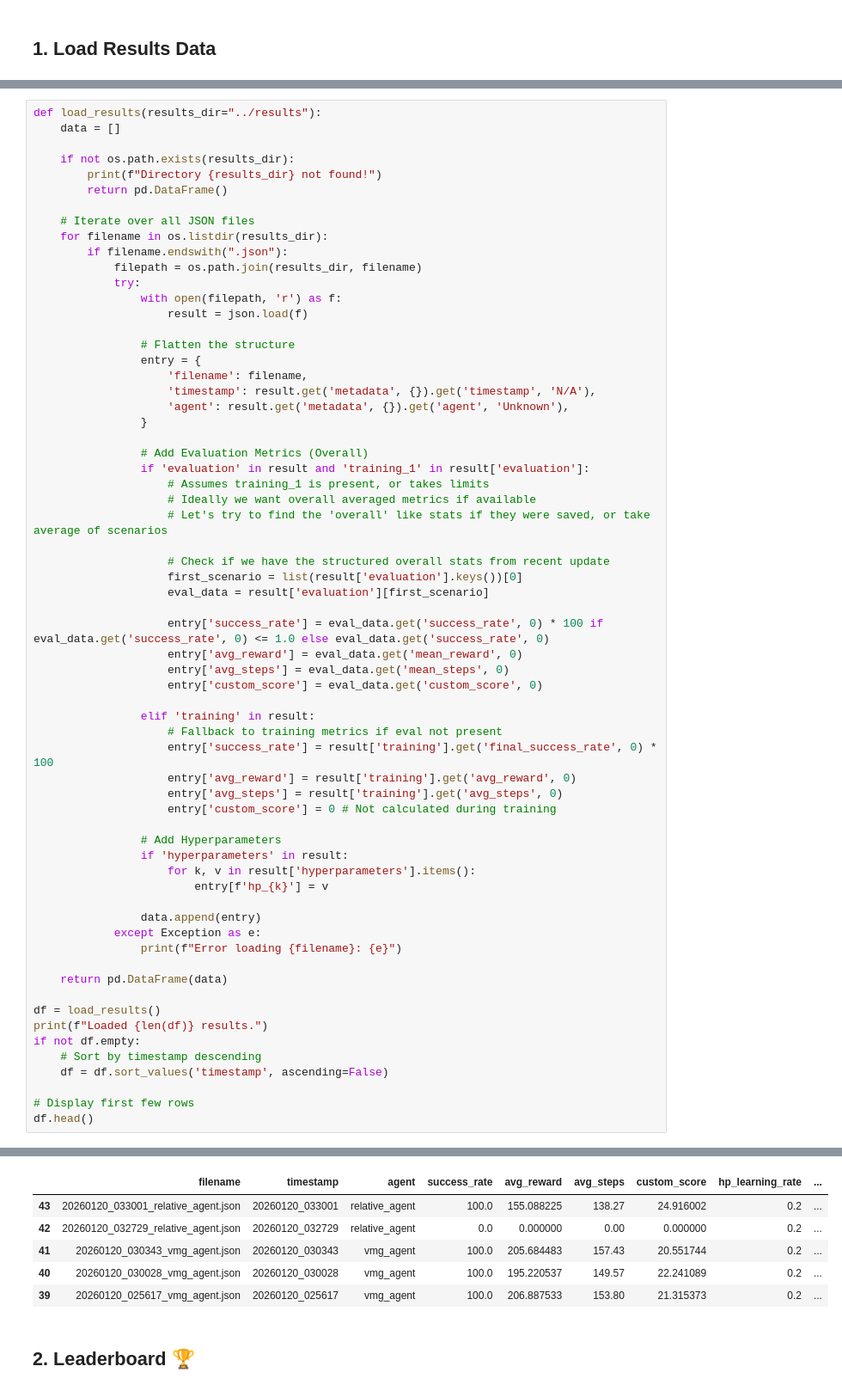
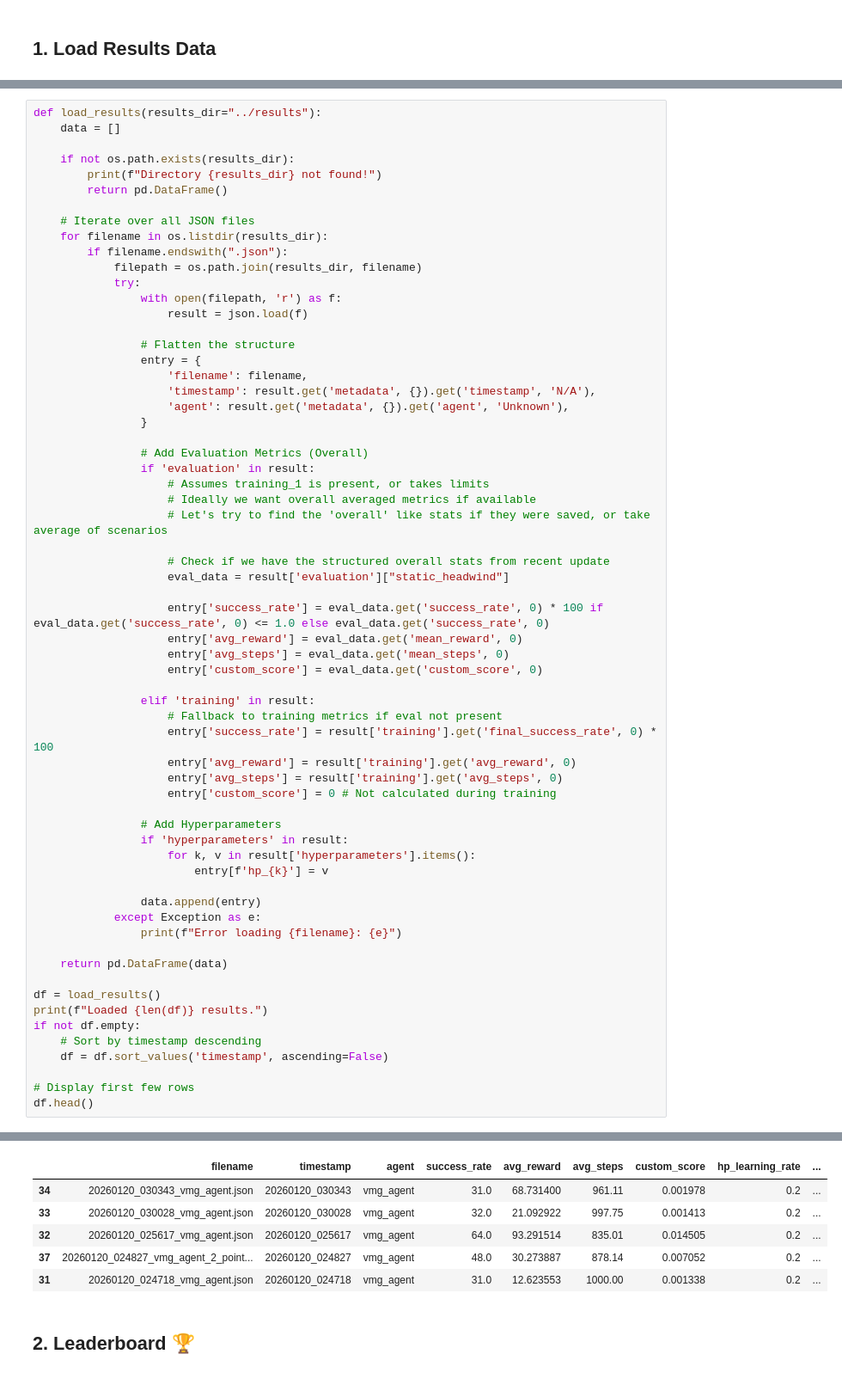
Before and after one commit to RaniaZougari/RL_Sailing_Challenge, a Jupyter notebook: notebooks/compare_models.ipynb, the cells around one changed output, grey strips where cells are left out. Shown at 86% size. Drawn from its saved outputs; the diff is of its cells as text.

```diff
--- a/notebooks/compare_models.ipynb
+++ b/notebooks/compare_models.ipynb
@@ -40,14 +130,13 @@ def load_results(results_dir="../results"):
                 }
 
                 # Add Evaluation Metrics (Overall)
-                if 'evaluation' in result and 'training_1' in result['evaluation']:
+                if 'evaluation' in result:
                     # Assumes training_1 is present, or takes limits
                     # Ideally we want overall averaged metrics if available
                     # Let's try to find the 'overall' like stats if they were saved, or take average of scenarios
 
                     # Check if we have the structured overall stats from recent update
-                    first_scenario = list(result['evaluation'].keys())[0]
-                    eval_data = result['evaluation'][first_scenario]
+                    eval_data = result['evaluation']["static_headwind"]
 
                     entry['success_rate'] = eval_data.get('success_rate', 0) * 100 if eval_data.get('success_rate', 0) <= 1.0 else eval_data.get('success_rate', 0)
                     entry['avg_reward'] = eval_data.get('mean_reward', 0)
@@ -85,9 +180,9 @@ Loaded 44 results.
 |  | filename | timestamp | agent | success_rate | avg_reward | avg_steps | custom_score | hp_learning_rate | ... |
-| 43 | 20260120_033001_relative_agent.json | 20260120_033001 | relative_agent | 100.0 | 155.088225 | 138.27 | 24.916002 | 0.2 | ... |
-| 42 | 20260120_032729_relative_agent.json | 20260120_032729 | relative_agent | 0.0 | 0.000000 | 0.00 | 0.000000 | 0.2 | ... |
-| 41 | 20260120_030343_vmg_agent.json | 20260120_030343 | vmg_agent | 100.0 | 205.684483 | 157.43 | 20.551744 | 0.2 | ... |
-| 40 | 20260120_030028_vmg_agent.json | 20260120_030028 | vmg_agent | 100.0 | 195.220537 | 149.57 | 22.241089 | 0.2 | ... |
-| 39 | 20260120_025617_vmg_agent.json | 20260120_025617 | vmg_agent | 100.0 | 206.887533 | 153.80 | 21.315373 | 0.2 | ... |
+| 34 | 20260120_030343_vmg_agent.json | 20260120_030343 | vmg_agent | 31.0 | 68.731400 | 961.11 | 0.001978 | 0.2 | ... |
+| 33 | 20260120_030028_vmg_agent.json | 20260120_030028 | vmg_agent | 32.0 | 21.092922 | 997.75 | 0.001413 | 0.2 | ... |
+| 32 | 20260120_025617_vmg_agent.json | 20260120_025617 | vmg_agent | 64.0 | 93.291514 | 835.01 | 0.014505 | 0.2 | ... |
+| 37 | 20260120_024827_vmg_agent_2_point... | 20260120_024827 | vmg_agent | 48.0 | 30.273887 | 878.14 | 0.007052 | 0.2 | ... |
+| 31 | 20260120_024718_vmg_agent.json | 20260120_024718 | vmg_agent | 31.0 | 12.623553 | 1000.00 | 0.001338 | 0.2 | ... |
 # %% [markdown]
 ## 2. Leaderboard 🏆
 # %%
```
Also changed, not shown: parts of 5 cells of this notebook, 34 other files.
